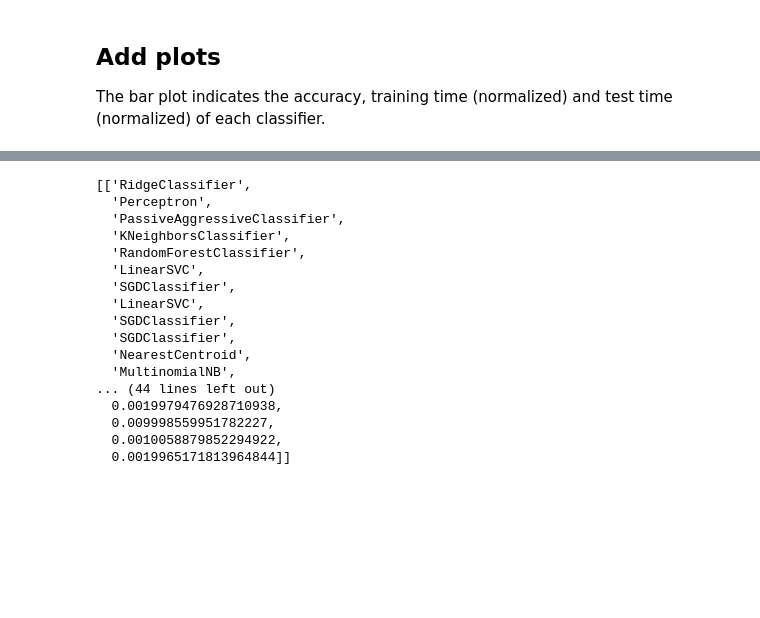
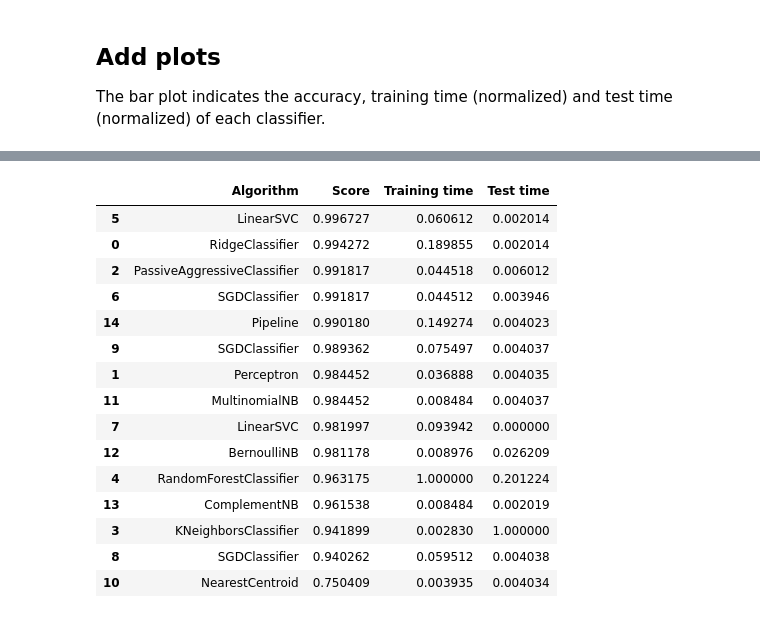
Before and after one commit to dragon-library/work_space, a Jupyter notebook: HS_Code/Lab/document_classification.ipynb, the cells around one changed output, grey strips where cells are left out. Saved outputs shown, nothing was run; the diff lists cells and outputs as text; code cells hidden in the pictures; blank space fills up the shorter version.

```diff
--- a/HS_Code/Lab/document_classification.ipynb
+++ b/HS_Code/Lab/document_classification.ipynb
@@ -426,20 +426,27 @@ plt.show()
-# %%
-results
-# %% [output]
-[['RidgeClassifier',
-  'Perceptron',
-  'PassiveAggressiveClassifier',
-  'KNeighborsClassifier',
-  'RandomForestClassifier',
-  'LinearSVC',
-  'SGDClassifier',
-  'LinearSVC',
-  'SGDClassifier',
-  'SGDClassifier',
-  'NearestCentroid',
-  'MultinomialNB',
-... (44 lines left out)
-  0.0019979476928710938,
-  0.009998559951782227,
-  0.0010058879852294922,
-  0.0019965171813964844]]
+# %%
+data = {'Algorithm':clf_names,
+        'Score':score,
+         'Training time':training_time,
+        'Test time':test_time
+        }
+
+# Create DataFrame
+df = pd.DataFrame(data)
+df.sort_values(by='Score', ascending=False)
+# %% [output]
+|  | Algorithm | Score | Training time | Test time |
+| 5 | LinearSVC | 0.996727 | 0.060612 | 0.002014 |
+| 0 | RidgeClassifier | 0.994272 | 0.189855 | 0.002014 |
+| 2 | PassiveAggressiveClassifier | 0.991817 | 0.044518 | 0.006012 |
+| 6 | SGDClassifier | 0.991817 | 0.044512 | 0.003946 |
+| 14 | Pipeline | 0.990180 | 0.149274 | 0.004023 |
+| 9 | SGDClassifier | 0.989362 | 0.075497 | 0.004037 |
+| 1 | Perceptron | 0.984452 | 0.036888 | 0.004035 |
+| 11 | MultinomialNB | 0.984452 | 0.008484 | 0.004037 |
+| 7 | LinearSVC | 0.981997 | 0.093942 | 0.000000 |
+| 12 | BernoulliNB | 0.981178 | 0.008976 | 0.026209 |
+| 4 | RandomForestClassifier | 0.963175 | 1.000000 | 0.201224 |
+| 13 | ComplementNB | 0.961538 | 0.008484 | 0.002019 |
+| 3 | KNeighborsClassifier | 0.941899 | 0.002830 | 1.000000 |
+| 8 | SGDClassifier | 0.940262 | 0.059512 | 0.004038 |
+| 10 | NearestCentroid | 0.750409 | 0.003935 | 0.004034 |
```
Also changed, not shown: parts of 3 cells of this notebook, 11 other files.
